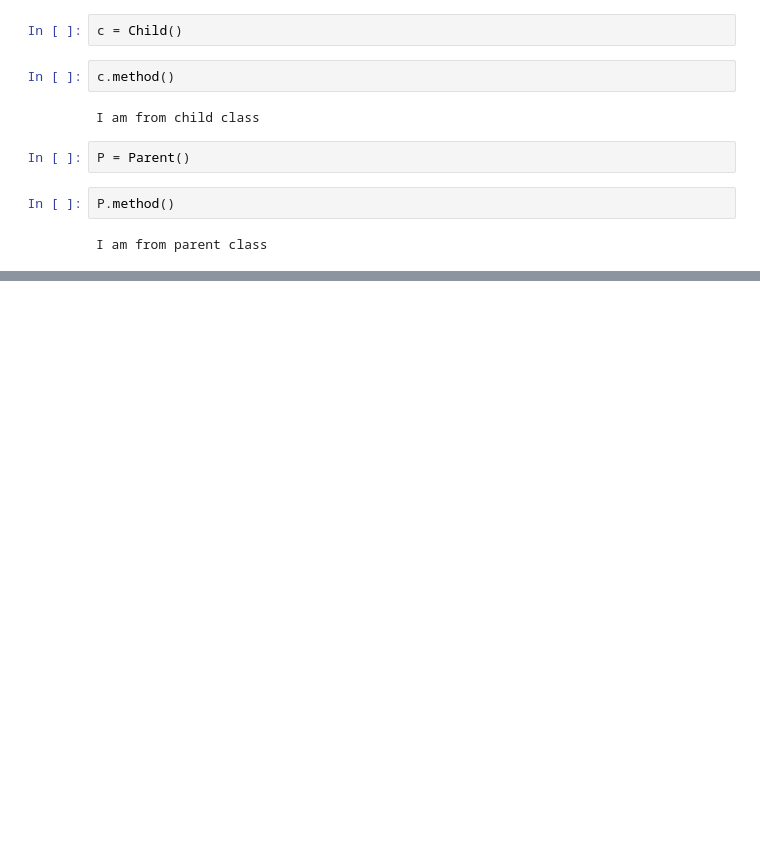
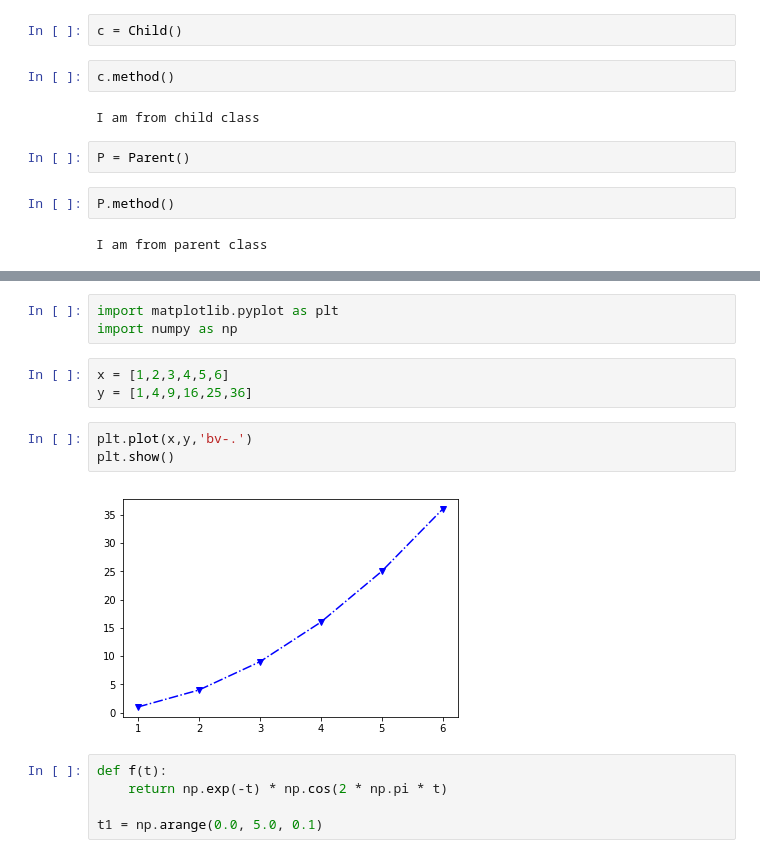
Before and after one commit to sharmasaravanan/Machine_learning, a Jupyter notebook: MSME-Python_30-Aug-2019.ipynb, the cells around one changed output, grey strips where cells are left out. Cells and saved outputs as stored; diff of their text form; blank space fills up the shorter version.

```diff
--- a/MSME-Python_30-Aug-2019.ipynb
+++ b/MSME-Python_30-Aug-2019.ipynb
@@ -788,0 +1225,16 @@ I am from parent class
+# %%
+import matplotlib.pyplot as plt
+import numpy as np
+# %%
+x = [1,2,3,4,5,6]
+y = [1,4,9,16,25,36]
+# %%
+plt.plot(x,y,'bv-.')
+plt.show()
+# %% [output]
+[figure, added]
+# %%
+def f(t):
+    return np.exp(-t) * np.cos(2 * np.pi * t)
+
+t1 = np.arange(0.0, 5.0, 0.1)
```
Also changed, not shown: parts of 79 cells of this notebook, 11 other files.
